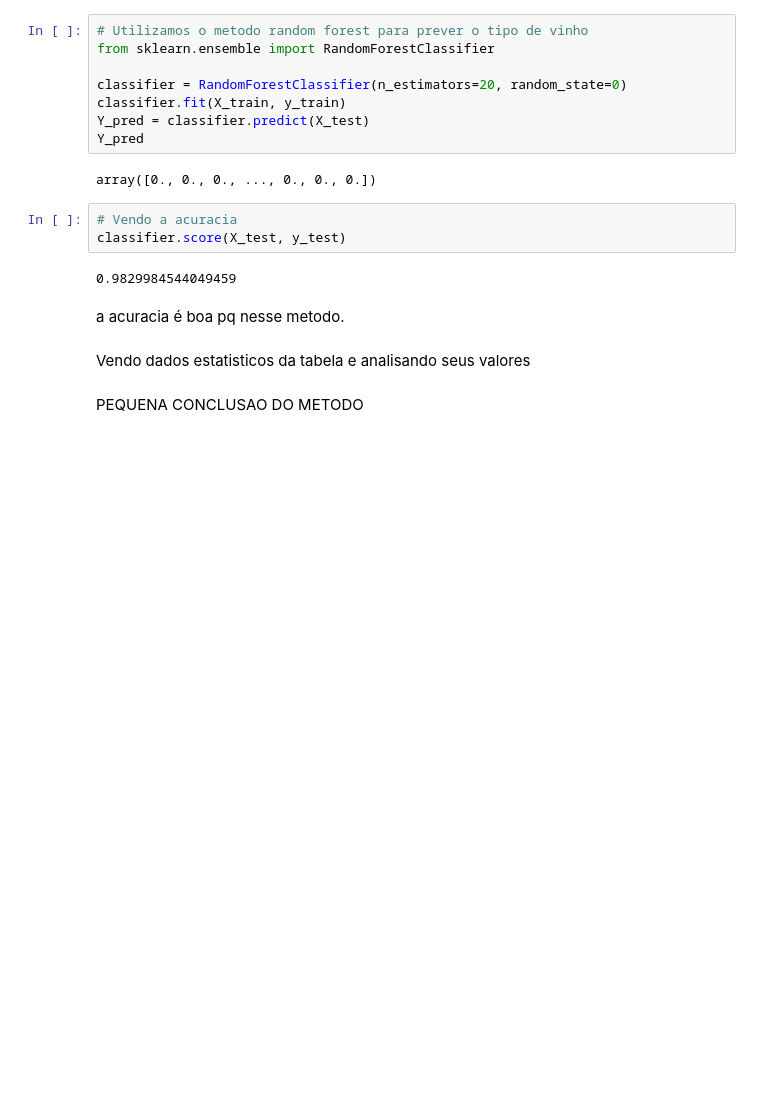
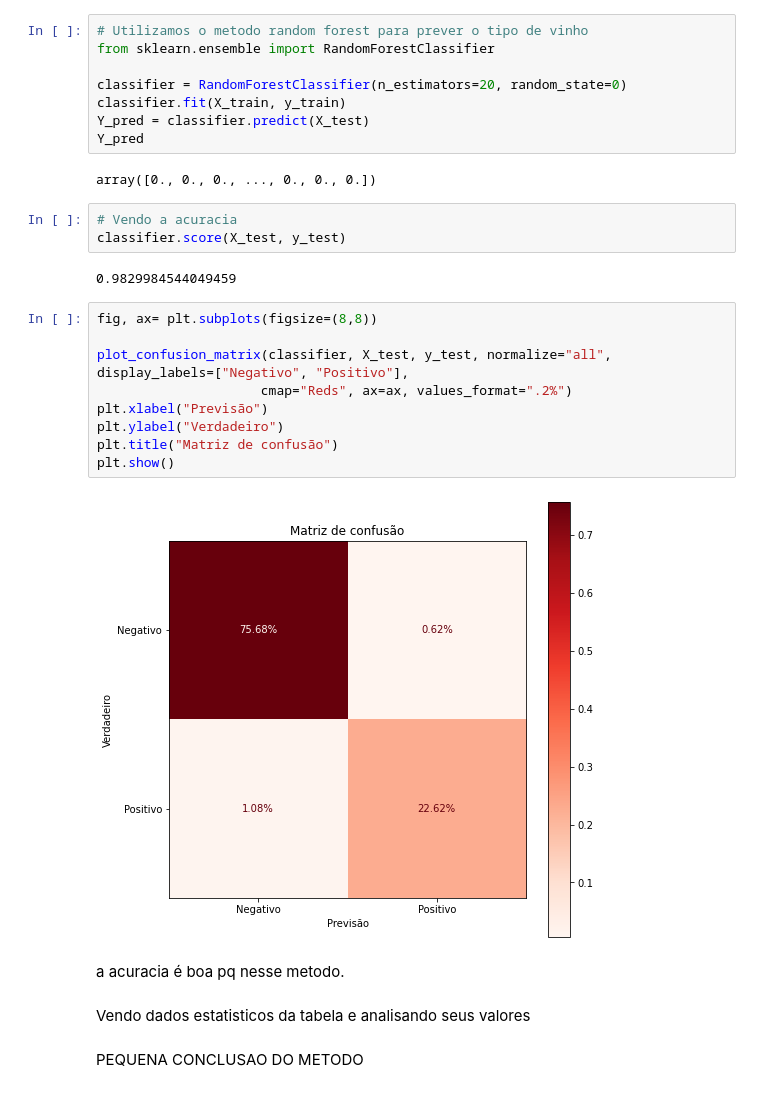
Before and after one commit to Brunelas/Projeto-2-, a Jupyter notebook: projeto2-checkpoint.ipynb, the cells around one changed output. Cells and saved outputs as stored; diff of their text form; blank space fills up the shorter version.

```diff
--- a/projeto2-checkpoint.ipynb
+++ b/projeto2-checkpoint.ipynb
@@ -148,6 +170,17 @@ array([0., 0., 0., ..., 0., 0., 0.])
 classifier.score(X_test, y_test)
 # %% [output]
 0.9829984544049459
+# %%
+fig, ax= plt.subplots(figsize=(8,8))
+
+plot_confusion_matrix(classifier, X_test, y_test, normalize="all", display_labels=["Negativo", "Positivo"],
+                     cmap="Reds", ax=ax, values_format=".2%")
+plt.xlabel("Previsão")
+plt.ylabel("Verdadeiro")
+plt.title("Matriz de confusão")
+plt.show()
+# %% [output]
+[figure, added]
 # %% [markdown]
  a acuracia é boa pq nesse metodo.
 # %% [markdown]
```
Also changed, not shown: parts of 9 cells of this notebook.
